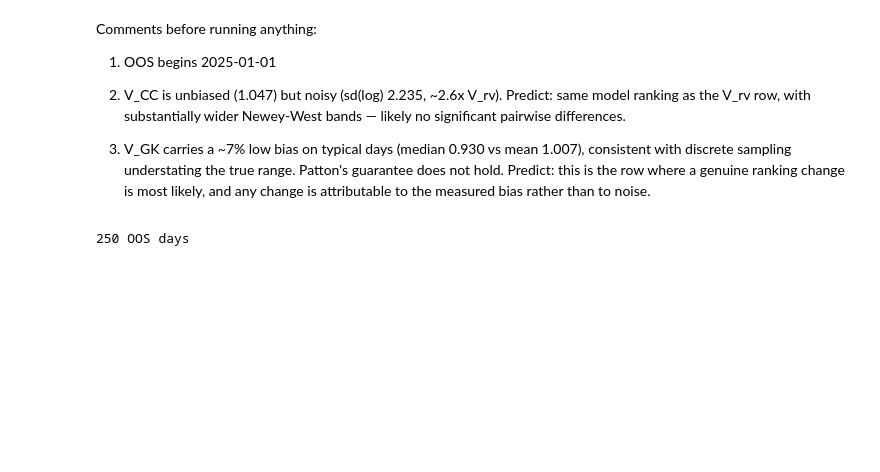
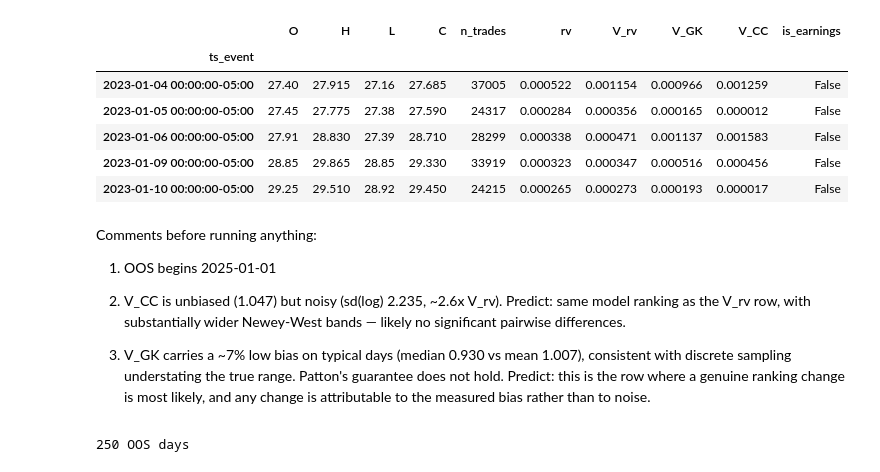
Before and after one commit to mattmacko/vol-project, a Jupyter notebook: notebooks/03_forecast.ipynb, the cells around one changed output. Cells and saved outputs as stored; diff of their text form; code cells hidden in the pictures; blank space fills up the shorter version.

```diff
--- a/notebooks/03_forecast.ipynb
+++ b/notebooks/03_forecast.ipynb
@@ -7,4 +7,5 @@ import matplotlib.pyplot as plt
 # %%
 p = pd.read_parquet("../data/daily_proxies.parquet")
 p.shape, p.index.min(), p.index.max()
+p.head()
 # %% [output]
@@ -14,3 +12,10 @@ p.shape, p.index.min(), p.index.max()
+|  | O | H | L | C | n_trades | rv | V_rv | V_GK | V_CC | is_earnings |
+| ts_event |  |  |  |  |  |  |  |  |  |  |
+| 2023-01-04 00:00:00-05:00 | 27.40 | 27.915 | 27.16 | 27.685 | 37005 | 0.000522 | 0.001154 | 0.000966 | 0.001259 | False |
+| 2023-01-05 00:00:00-05:00 | 27.45 | 27.775 | 27.38 | 27.590 | 24317 | 0.000284 | 0.000356 | 0.000165 | 0.000012 | False |
+| 2023-01-06 00:00:00-05:00 | 27.91 | 28.830 | 27.39 | 28.710 | 28299 | 0.000338 | 0.000471 | 0.001137 | 0.001583 | False |
+| 2023-01-09 00:00:00-05:00 | 28.85 | 29.865 | 28.85 | 29.330 | 33919 | 0.000323 | 0.000347 | 0.000516 | 0.000456 | False |
+| 2023-01-10 00:00:00-05:00 | 29.25 | 29.510 | 28.92 | 29.450 | 24215 | 0.000265 | 0.000273 | 0.000193 | 0.000017 | False |
 # %% [markdown]
 Comments before running anything:
 
```
Also changed, not shown: parts of 10 cells of this notebook.
